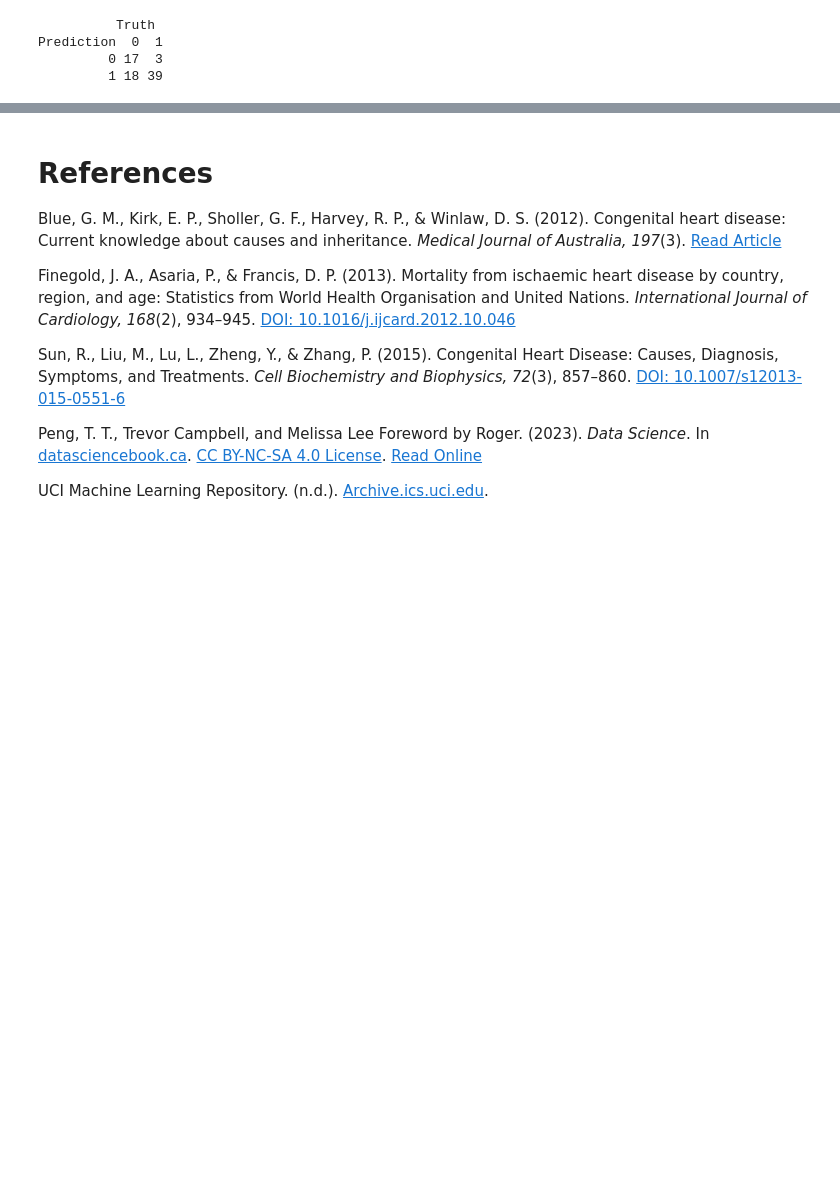
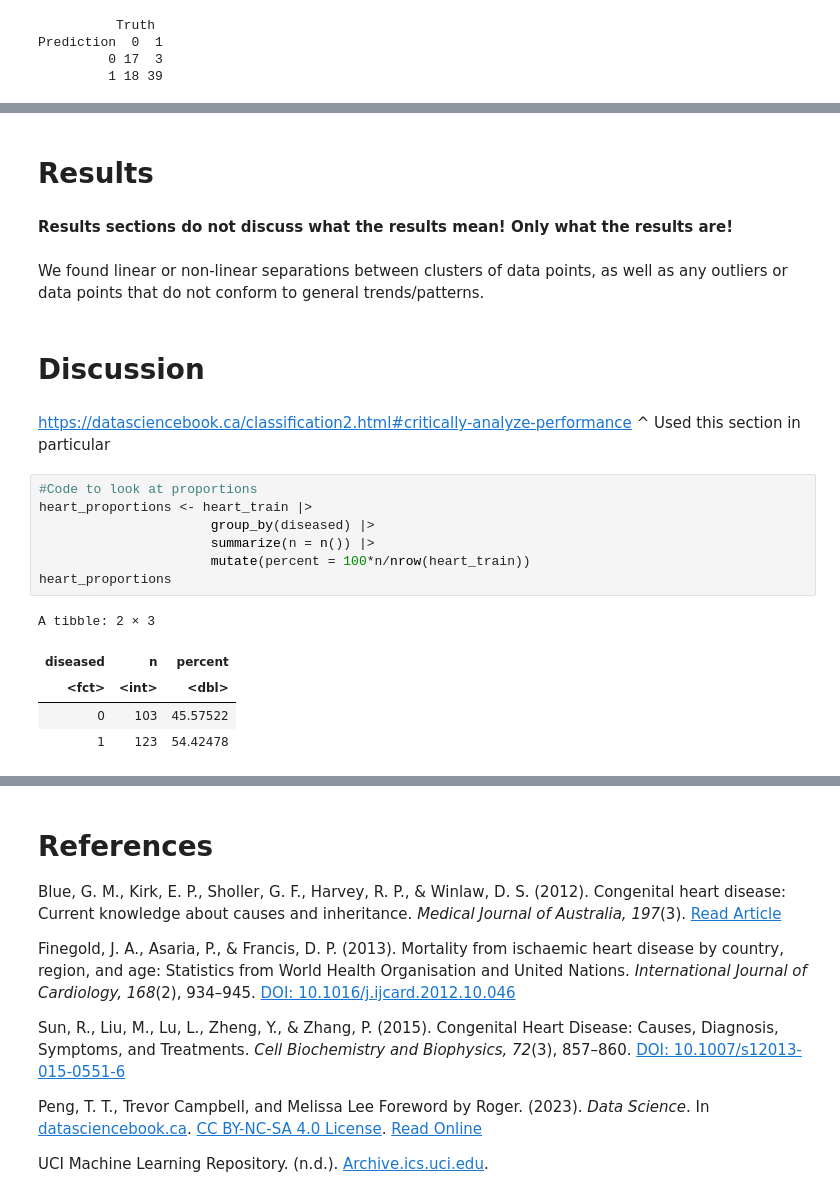
Before and after one commit to colemantatiana/dsci-100-2023w1-group-29, a Jupyter notebook: heart disease_classification_report (1).ipynb, the cells around one changed output, grey strips where cells are left out. Cells and saved outputs as stored; diff of their text form; blank space fills up the shorter version.

```diff
--- a/heart disease_classification_report (1).ipynb
+++ b/heart disease_classification_report (1).ipynb
@@ -315,0 +399,24 @@ heart_proportions
+# %% [markdown]
+# Results
+# %% [markdown]
+**Results sections do not discuss what the results mean! Only what the results are!**
+# %% [markdown]
+We found linear or non-linear separations between clusters of data points, as well as any outliers or data points that do not conform to general trends/patterns.
+# %% [markdown]
+# Discussion
+# %% [markdown]
+https://datasciencebook.ca/classification2.html#critically-analyze-performance
+^ Used this section in particular
+# %%
+#Code to look at proportions
+heart_proportions <- heart_train |>
+                      group_by(diseased) |>
+                      summarize(n = n()) |>
+                      mutate(percent = 100*n/nrow(heart_train))
+heart_proportions
+# %% [output]
+A tibble: 2 × 3
+| diseased | n | percent |
+| <fct> | <int> | <dbl> |
+| 0 | 103 | 45.57522 |
+| 1 | 123 | 54.42478 |
```
Also changed, not shown: parts of 22 cells of this notebook.
